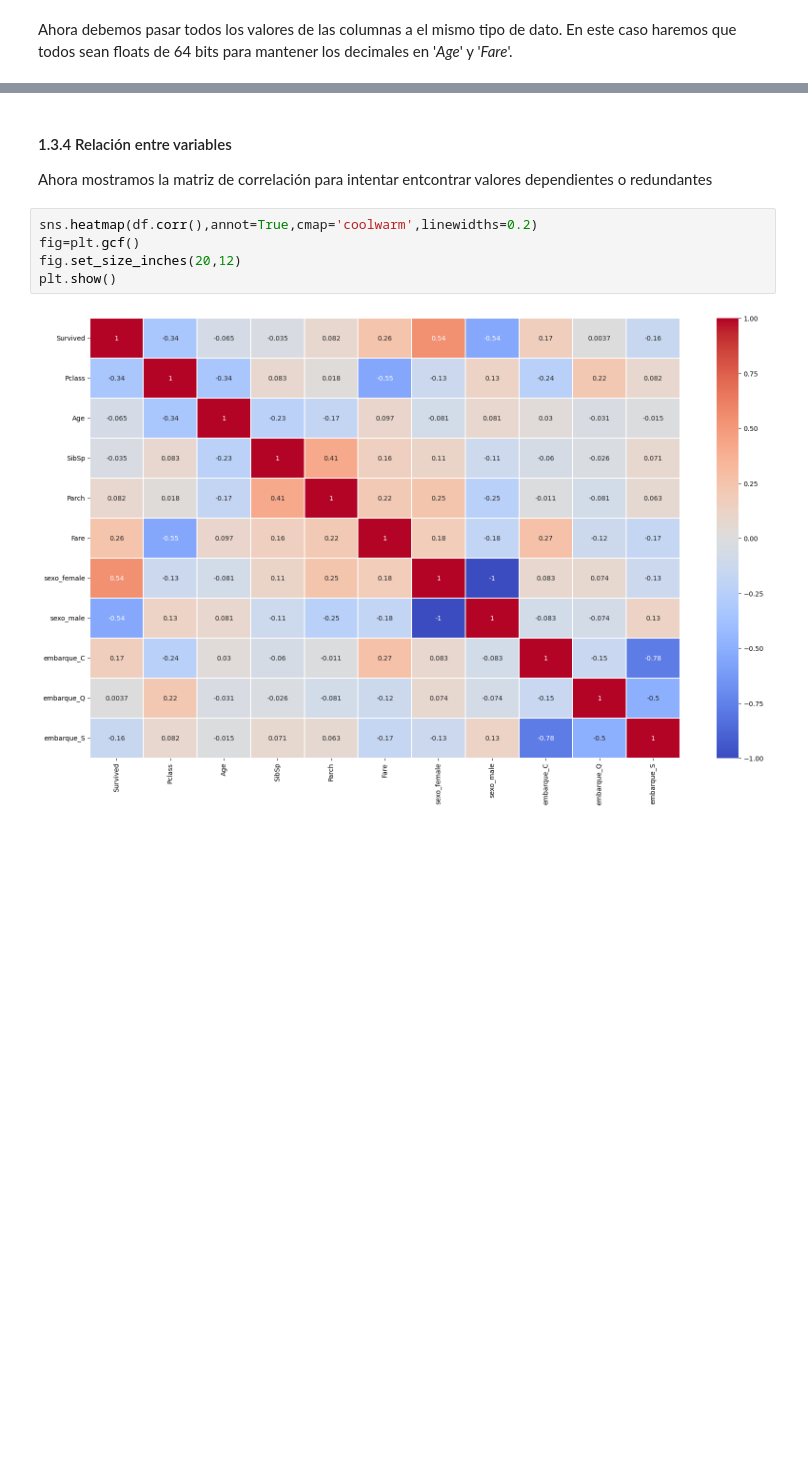
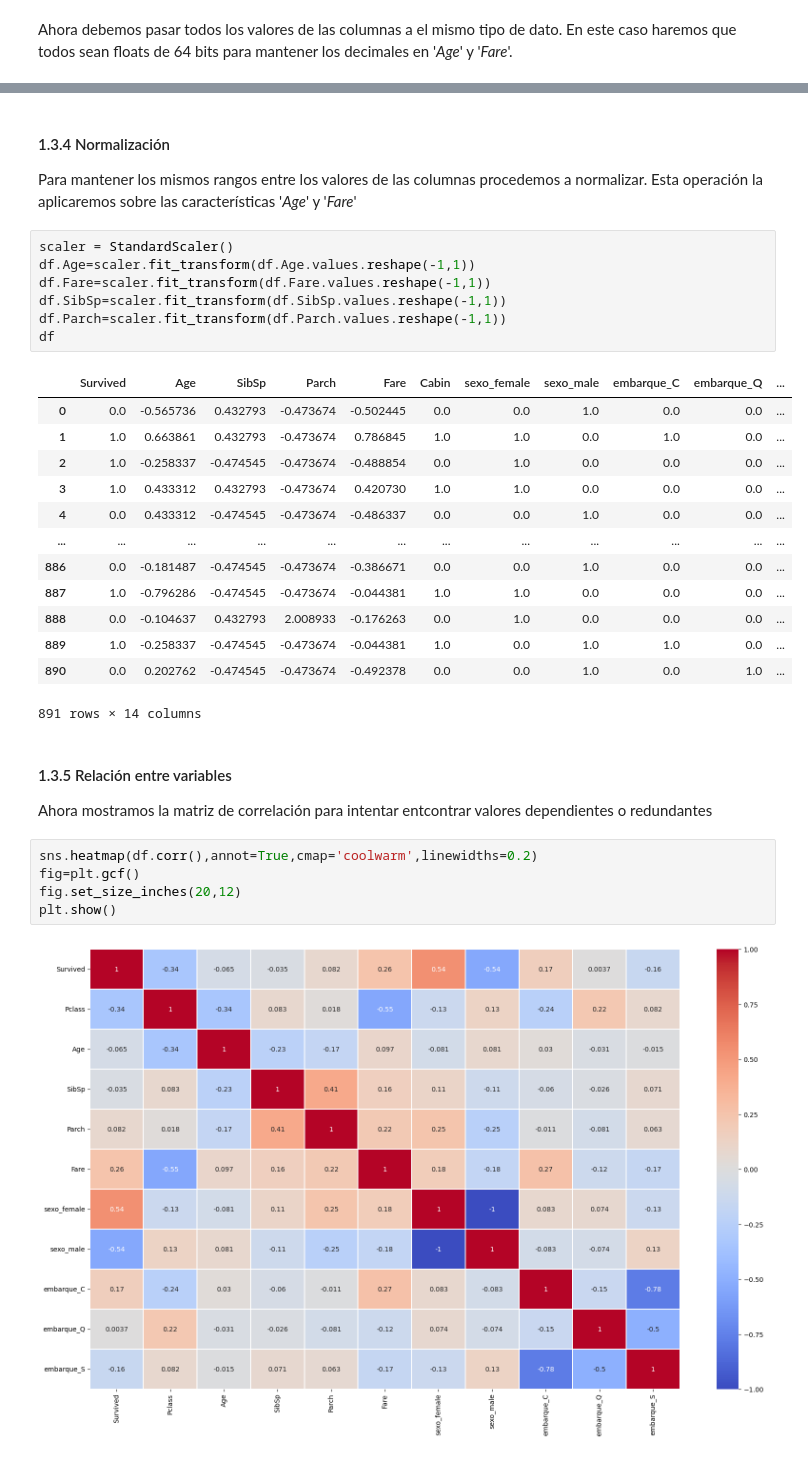
Before and after one commit to diegofes18/ia_2022, a Jupyter notebook: Practica2/TitanicPrediction.ipynb, the cells around one changed output, grey strips where cells are left out. Cells and saved outputs as stored; diff of their text form; blank space fills up the shorter version.

```diff
--- a/Practica2/TitanicPrediction.ipynb
+++ b/Practica2/TitanicPrediction.ipynb
@@ -160,5 +193,29 @@ for column in df:
+# %% [markdown]
+#### 1.3.4 Normalización
+Para mantener los mismos rangos entre los valores de las columnas procedemos a normalizar. Esta operación la aplicaremos sobre las características '*Age*' y '*Fare*'
+# %%
+scaler = StandardScaler()
+df.Age=scaler.fit_transform(df.Age.values.reshape(-1,1))
+df.Fare=scaler.fit_transform(df.Fare.values.reshape(-1,1))
+df.SibSp=scaler.fit_transform(df.SibSp.values.reshape(-1,1))
+df.Parch=scaler.fit_transform(df.Parch.values.reshape(-1,1))
+df
+# %% [output]
+|  | Survived | Age | SibSp | Parch | Fare | Cabin | sexo_female | sexo_male | embarque_C | embarque_Q | ... |
+| 0 | 0.0 | -0.565736 | 0.432793 | -0.473674 | -0.502445 | 0.0 | 0.0 | 1.0 | 0.0 | 0.0 | ... |
+| 1 | 1.0 | 0.663861 | 0.432793 | -0.473674 | 0.786845 | 1.0 | 1.0 | 0.0 | 1.0 | 0.0 | ... |
+| 2 | 1.0 | -0.258337 | -0.474545 | -0.473674 | -0.488854 | 0.0 | 1.0 | 0.0 | 0.0 | 0.0 | ... |
+| 3 | 1.0 | 0.433312 | 0.432793 | -0.473674 | 0.420730 | 1.0 | 1.0 | 0.0 | 0.0 | 0.0 | ... |
+| 4 | 0.0 | 0.433312 | -0.474545 | -0.473674 | -0.486337 | 0.0 | 0.0 | 1.0 | 0.0 | 0.0 | ... |
+| ... | ... | ... | ... | ... | ... | ... | ... | ... | ... | ... | ... |
+| 886 | 0.0 | -0.181487 | -0.474545 | -0.473674 | -0.386671 | 0.0 | 0.0 | 1.0 | 0.0 | 0.0 | ... |
+| 887 | 1.0 | -0.796286 | -0.474545 | -0.473674 | -0.044381 | 1.0 | 1.0 | 0.0 | 0.0 | 0.0 | ... |
+| 888 | 0.0 | -0.104637 | 0.432793 | 2.008933 | -0.176263 | 0.0 | 1.0 | 0.0 | 0.0 | 0.0 | ... |
+| 889 | 1.0 | -0.258337 | -0.474545 | -0.473674 | -0.044381 | 1.0 | 0.0 | 1.0 | 1.0 | 0.0 | ... |
+| 890 | 0.0 | 0.202762 | -0.474545 | -0.473674 | -0.492378 | 0.0 | 0.0 | 1.0 | 0.0 | 1.0 | ... |
+891 rows × 14 columns
 # %% [markdown]
-#### 1.3.4 Relación entre variables
+#### 1.3.5 Relación entre variables
 Ahora mostramos la matriz de correlación para intentar entcontrar valores dependientes o redundantes
 # %%
 sns.heatmap(df.corr(),annot=True,cmap='coolwarm',linewidths=0.2)
```
Also changed, not shown: parts of 22 cells of this notebook, 1 other file.
